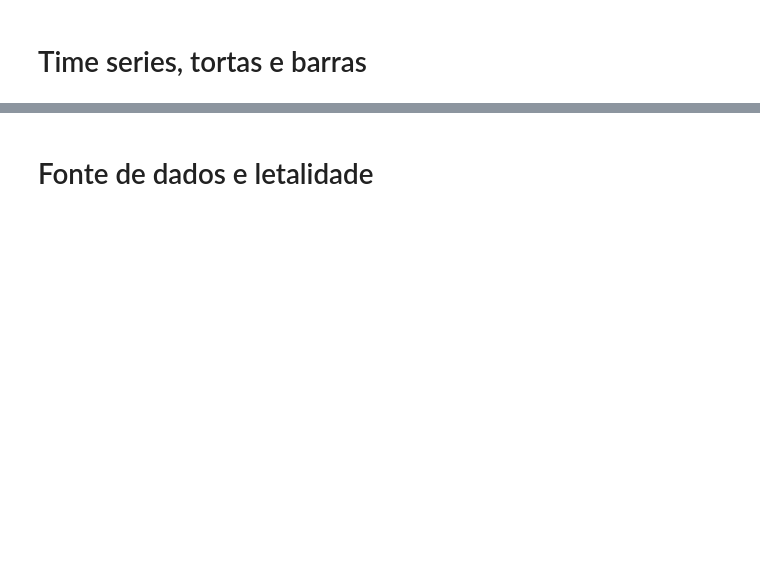
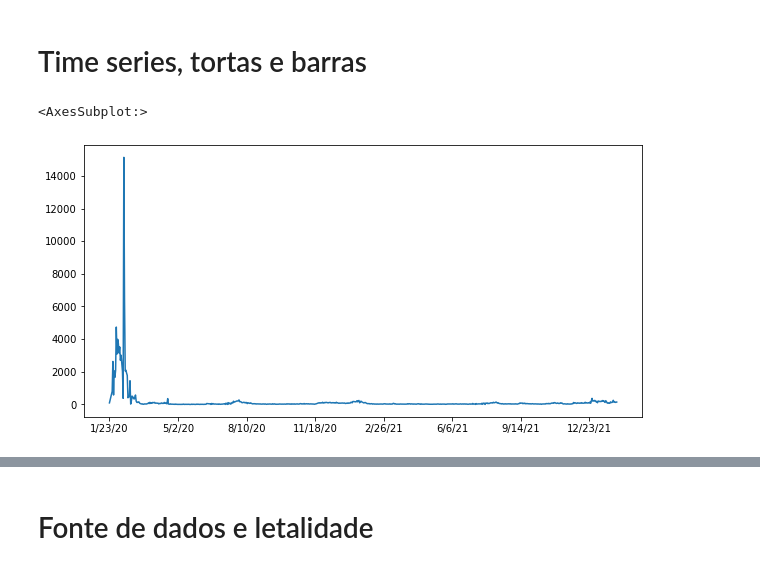
Before and after one commit to Julio-Cezar-Candido/Curso-Data-Science-Analises-para-saude-e-medicina, a Jupyter notebook: Aulas-Projeto.ipynb, the cells around one changed output, grey strips where cells are left out. Drawn from its saved outputs; the diff is of its cells as text; code cells hidden in the pictures; blank space fills up the shorter version.

```diff
--- a/Aulas-Projeto.ipynb
+++ b/Aulas-Projeto.ipynb
@@ -169,2 +177,9 @@ plt.show()
 # %% [markdown]
 # Time series, tortas e barras
+# %%
+plt.figure(figsize=(10,5))
+new_case_china = confirmed_by_country.loc['China'][2:].diff().dropna()
+new_case_china.plot()
+# %% [output]
+<AxesSubplot:>
+[figure, added]
```
Also changed, not shown: parts of 29 cells of this notebook.
